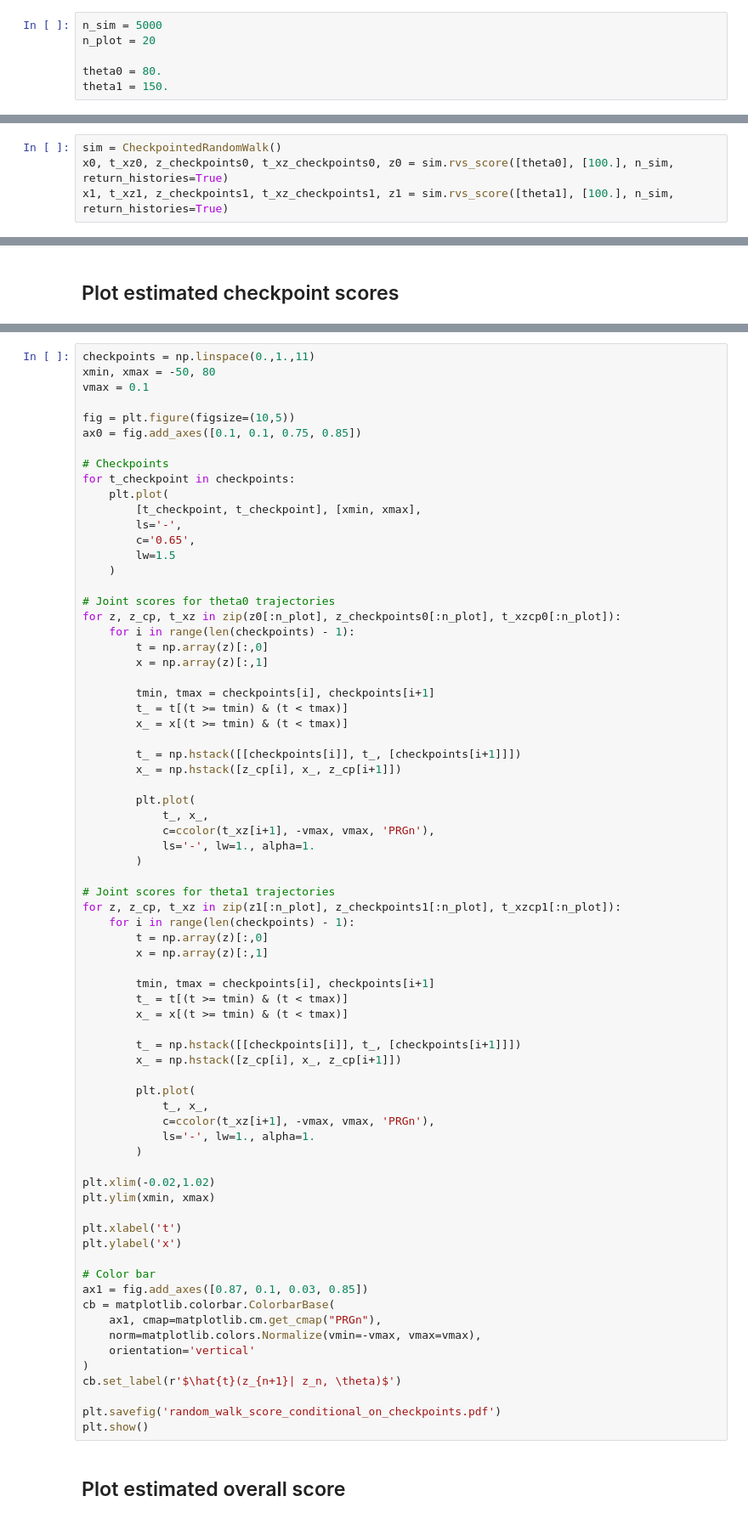
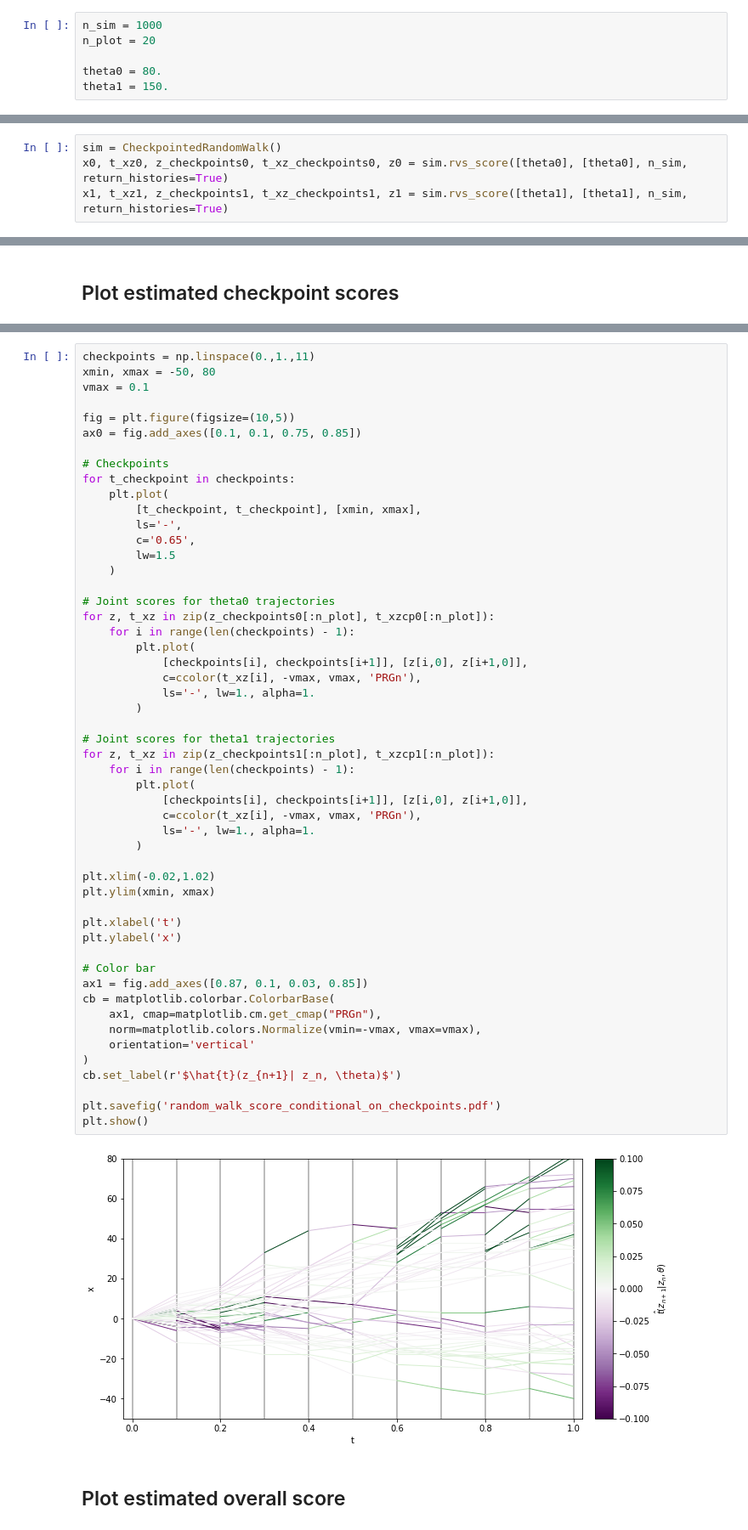
Before and after one commit to johannbrehmer/goldmine, a Jupyter notebook: goldmine/notebooks/random_walk/Random walk.ipynb, the cells around one changed output, grey strips where cells are left out. Shown: that part at 85% size. Cells and saved outputs as stored; diff of their text form.

```diff
--- a/goldmine/notebooks/random_walk/Random walk.ipynb
+++ b/goldmine/notebooks/random_walk/Random walk.ipynb
@@ -21,7 +21,7 @@ def ccolor(val, vmin, vmax, cmap='viridis'):
 # %% [markdown]
 ## Settings
 # %%
-n_sim = 5000
+n_sim = 1000
 n_plot = 20
 
 theta0 = 80.
@@ -30,8 +30,8 @@ theta1 = 150.
 ## Simulate random walk
 # %%
 sim = CheckpointedRandomWalk()
-x0, t_xz0, z_checkpoints0, t_xz_checkpoints0, z0 = sim.rvs_score([theta0], [100.], n_sim, return_histories=True)
-x1, t_xz1, z_checkpoints1, t_xz_checkpoints1, z1 = sim.rvs_score([theta1], [100.], n_sim, return_histories=True)
+x0, t_xz0, z_checkpoints0, t_xz_checkpoints0, z0 = sim.rvs_score([theta0], [theta0], n_sim, return_histories=True)
+x1, t_xz1, z_checkpoints1, t_xz_checkpoints1, z1 = sim.rvs_score([theta1], [theta1], n_sim, return_histories=True)
 # %% [markdown]
 ## Train SCANDAL
 # %%
@@ -255,60 +297,42 @@ for t_checkpoint in checkpoints:
     )
 
 # Joint scores for theta0 trajectories
-for z, z_cp, t_xz in zip(z0[:n_plot], z_checkpoints0[:n_plot], t_xzcp0[:n_plot]):
+for z, t_xz in zip(z_checkpoints0[:n_plot], t_xzcp0[:n_plot]):
     for i in range(len(checkpoints) - 1):
-        t = np.array(z)[:,0]
-        x = np.array(z)[:,1]
-
-        tmin, tmax = checkpoints[i], checkpoints[i+1]
-        t_ = t[(t >= tmin) & (t < tmax)]
-        x_ = x[(t >= tmin) & (t < tmax)]
-
-        t_ = np.hstack([[checkpoints[i]], t_, [checkpoints[i+1]]])
-        x_ = np.hstack([z_cp[i], x_, z_cp[i+1]])
-
         plt.plot(
-            t_, x_,
-            c=ccolor(t_xz[i+1], -vmax, vmax, 'PRGn'),
+            [checkpoints[i], checkpoints[i+1]], [z[i,0], z[i+1,0]],
+            c=ccolor(t_xz[i], -vmax, vmax, 'PRGn'),
             ls='-', lw=1., alpha=1.
         )
 
 # Joint scores for theta1 trajectories
-for z, z_cp, t_xz in zip(z1[:n_plot], z_checkpoints1[:n_plot], t_xzcp1[:n_plot]):
+for z, t_xz in zip(z_checkpoints1[:n_plot], t_xzcp1[:n_plot]):
     for i in range(len(checkpoints) - 1):
-        t = np.array(z)[:,0]
-        x = np.array(z)[:,1]
-
-        tmin, tmax = checkpoints[i], checkpoints[i+1]
-        t_ = t[(t >= tmin) & (t < tmax)]
-        x_ = x[(t >= tmin) & (t < tmax)]
-
-        t_ = np.hstack([[checkpoints[i]], t_, [checkpoints[i+1]]])
-        x_ = np.hstack([z_cp[i], x_, z_cp[i+1]])
-
         plt.plot(
-            t_, x_,
-            c=ccolor(t_xz[i+1], -vmax, vmax, 'PRGn'),
+            [checkpoints[i], checkpoints[i+1]], [z[i,0], z[i+1,0]],
+            c=ccolor(t_xz[i], -vmax, vmax, 'PRGn'),
             ls='-', lw=1., alpha=1.
         )
 
 plt.xlim(-0.02,1.02)
 plt.ylim(xmin, xmax)
 
 plt.xlabel('t')
 plt.ylabel('x')
 
 # Color bar
 ax1 = fig.add_axes([0.87, 0.1, 0.03, 0.85])
 cb = matplotlib.colorbar.ColorbarBase(
     ax1, cmap=matplotlib.cm.get_cmap("PRGn"),
     norm=matplotlib.colors.Normalize(vmin=-vmax, vmax=vmax),
     orientation='vertical'
 )
 cb.set_label(r'$\hat{t}(z_{n+1}| z_n, \theta)$')
 
 plt.savefig('random_walk_score_conditional_on_checkpoints.pdf')
 plt.show()
+# %% [output]
+[figure, added]
 # %% [markdown]
 ## Plot estimated overall score
 # %%
```
Also changed, not shown: parts of 6 cells of this notebook, 3 other files.
